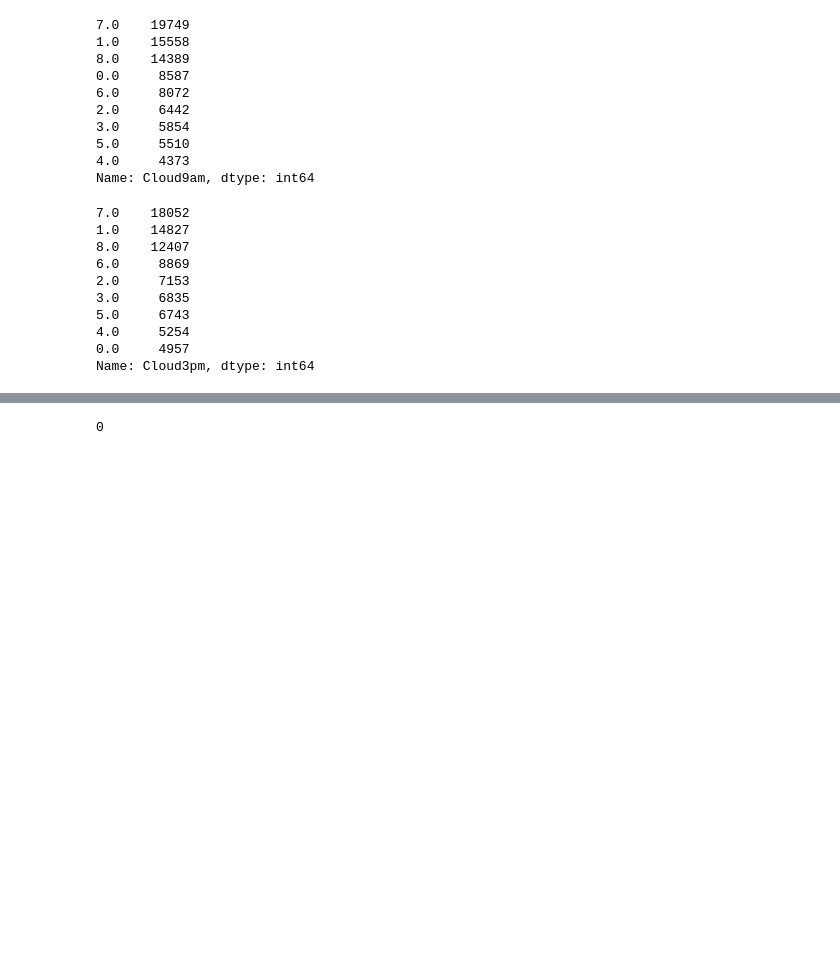
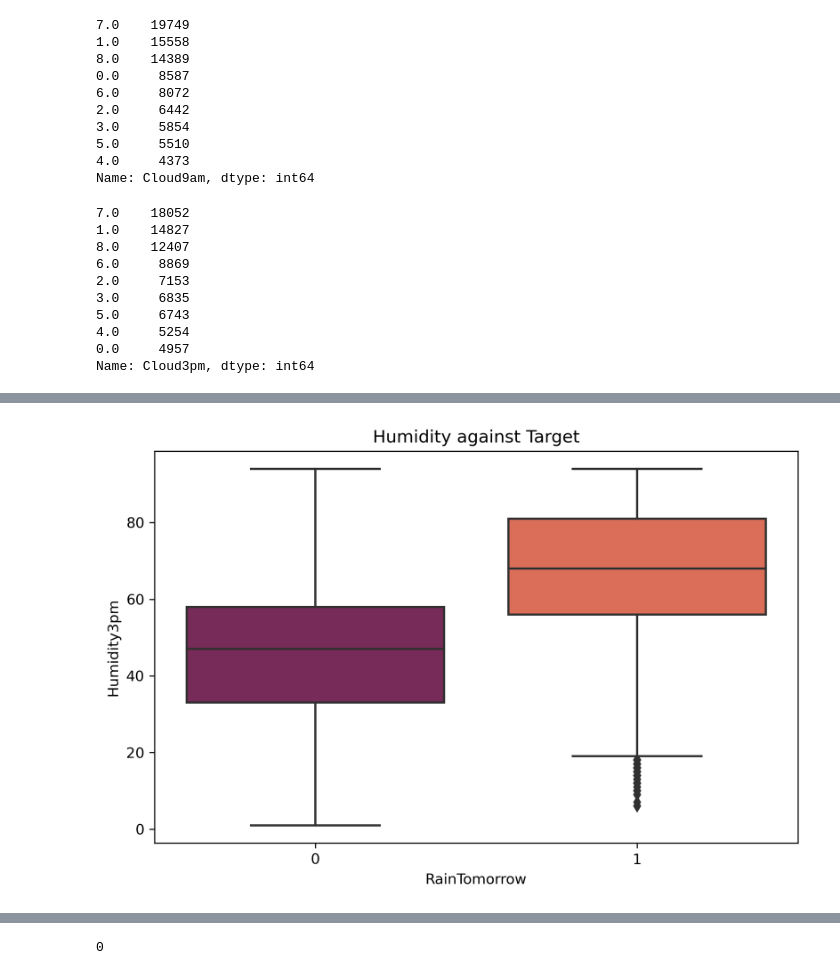
Before and after one commit to alpacanonymous/project3, a Jupyter notebook: Test_no_outliers.ipynb, the cells around one changed output, grey strips where cells are left out. Saved outputs shown, nothing was run; the diff lists cells and outputs as text; code cells hidden in the pictures; blank space fills up the shorter version.

```diff
--- a/Test_no_outliers.ipynb
+++ b/Test_no_outliers.ipynb
@@ -219,3 +265,9 @@ df2.isna().sum()
+# %%
+plt.figure(figsize=(8,5), dpi=300)
+sns.boxplot(x='RainTomorrow',y='Humidity3pm',data=df2, palette='rocket')
+plt.title("Humidity against Target");
+# %% [output]
+[figure, added]
 # %%
 X = df2.drop('RainTomorrow', axis=1)
 y = df2['RainTomorrow']
```
Also changed, not shown: parts of 14 cells of this notebook, 1 other file.
